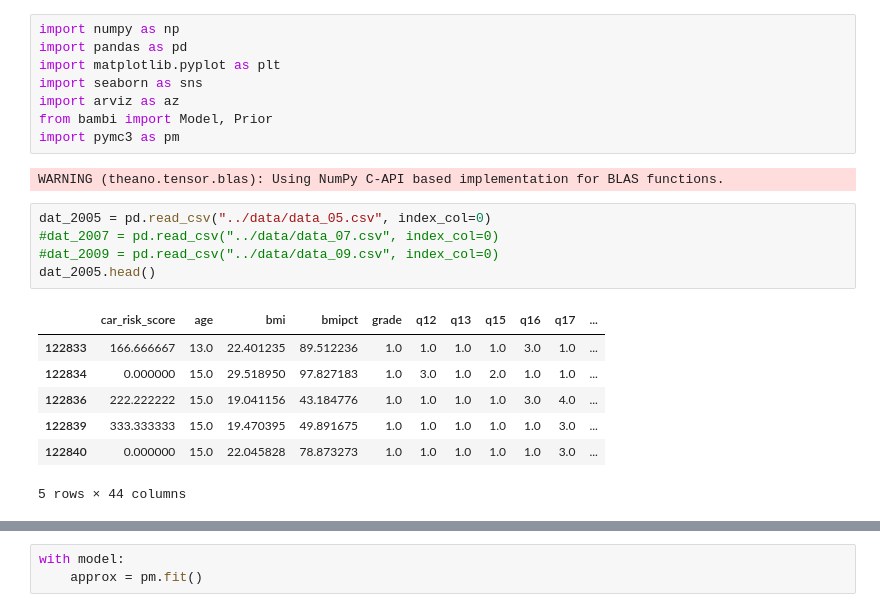
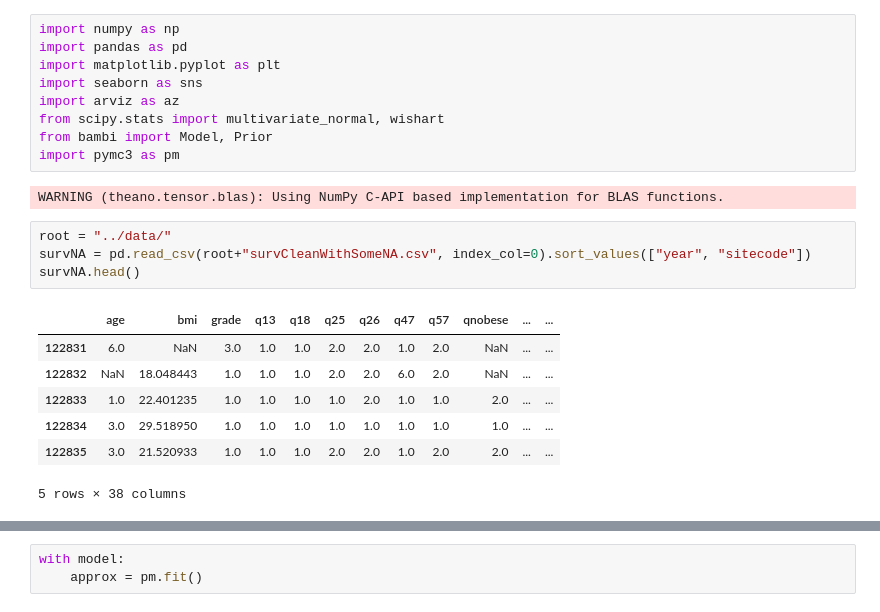
Before and after one commit to brodyee/STATS551_Project, a Jupyter notebook: modeling/andrewsModeling.ipynb, the cells around one changed output, grey strips where cells are left out. Saved outputs shown, nothing was run; the diff lists cells and outputs as text.

```diff
--- a/modeling/andrewsModeling.ipynb
+++ b/modeling/andrewsModeling.ipynb
@@ -4,20 +4,20 @@ import pandas as pd
 import matplotlib.pyplot as plt
 import seaborn as sns
 import arviz as az
+from scipy.stats import multivariate_normal, wishart
 from bambi import Model, Prior
 import pymc3 as pm
 # %% [output]
 WARNING (theano.tensor.blas): Using NumPy C-API based implementation for BLAS functions.
-# %%
-dat_2005 = pd.read_csv("../data/data_05.csv", index_col=0)
-#dat_2007 = pd.read_csv("../data/data_07.csv", index_col=0)
-#dat_2009 = pd.read_csv("../data/data_09.csv", index_col=0)
-dat_2005.head()
-# %% [output]
-|  | car_risk_score | age | bmi | bmipct | grade | q12 | q13 | q15 | q16 | q17 | ... |
-| 122833 | 166.666667 | 13.0 | 22.401235 | 89.512236 | 1.0 | 1.0 | 1.0 | 1.0 | 3.0 | 1.0 | ... |
-| 122834 | 0.000000 | 15.0 | 29.518950 | 97.827183 | 1.0 | 3.0 | 1.0 | 2.0 | 1.0 | 1.0 | ... |
-| 122836 | 222.222222 | 15.0 | 19.041156 | 43.184776 | 1.0 | 1.0 | 1.0 | 1.0 | 3.0 | 4.0 | ... |
-| 122839 | 333.333333 | 15.0 | 19.470395 | 49.891675 | 1.0 | 1.0 | 1.0 | 1.0 | 1.0 | 3.0 | ... |
-| 122840 | 0.000000 | 15.0 | 22.045828 | 78.873273 | 1.0 | 1.0 | 1.0 | 1.0 | 1.0 | 3.0 | ... |
-5 rows × 44 columns
+# %%
+root = "../data/"
+survNA = pd.read_csv(root+"survCleanWithSomeNA.csv", index_col=0).sort_values(["year", "sitecode"])
+survNA.head()
+# %% [output]
+|  | age | bmi | grade | q13 | q18 | q25 | q26 | q47 | q57 | qnobese | ... | ... |
+| 122831 | 6.0 | NaN | 3.0 | 1.0 | 1.0 | 2.0 | 2.0 | 1.0 | 2.0 | NaN | ... | ... |
+| 122832 | NaN | 18.048443 | 1.0 | 1.0 | 1.0 | 2.0 | 2.0 | 6.0 | 2.0 | NaN | ... | ... |
+| 122833 | 1.0 | 22.401235 | 1.0 | 1.0 | 1.0 | 1.0 | 2.0 | 1.0 | 1.0 | 2.0 | ... | ... |
+| 122834 | 3.0 | 29.518950 | 1.0 | 1.0 | 1.0 | 1.0 | 1.0 | 1.0 | 1.0 | 1.0 | ... | ... |
+| 122835 | 3.0 | 21.520933 | 1.0 | 1.0 | 1.0 | 2.0 | 2.0 | 1.0 | 2.0 | 2.0 | ... | ... |
+5 rows × 38 columns
```
Also changed, not shown: parts of 9 cells of this notebook.
